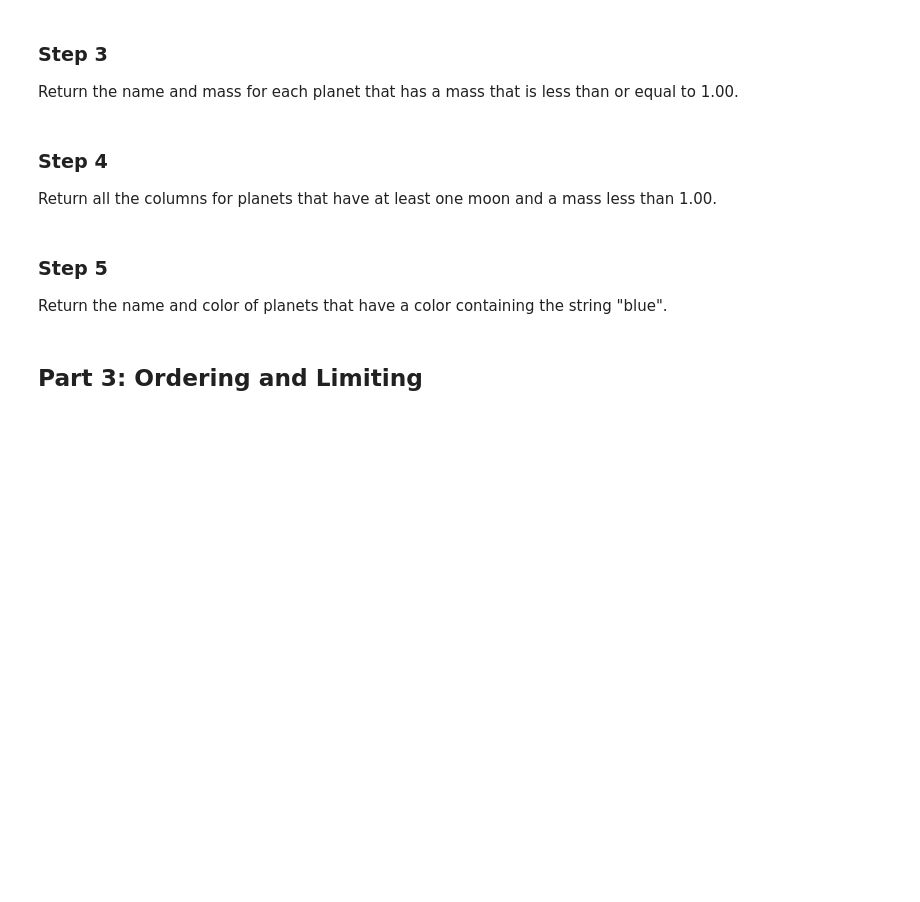
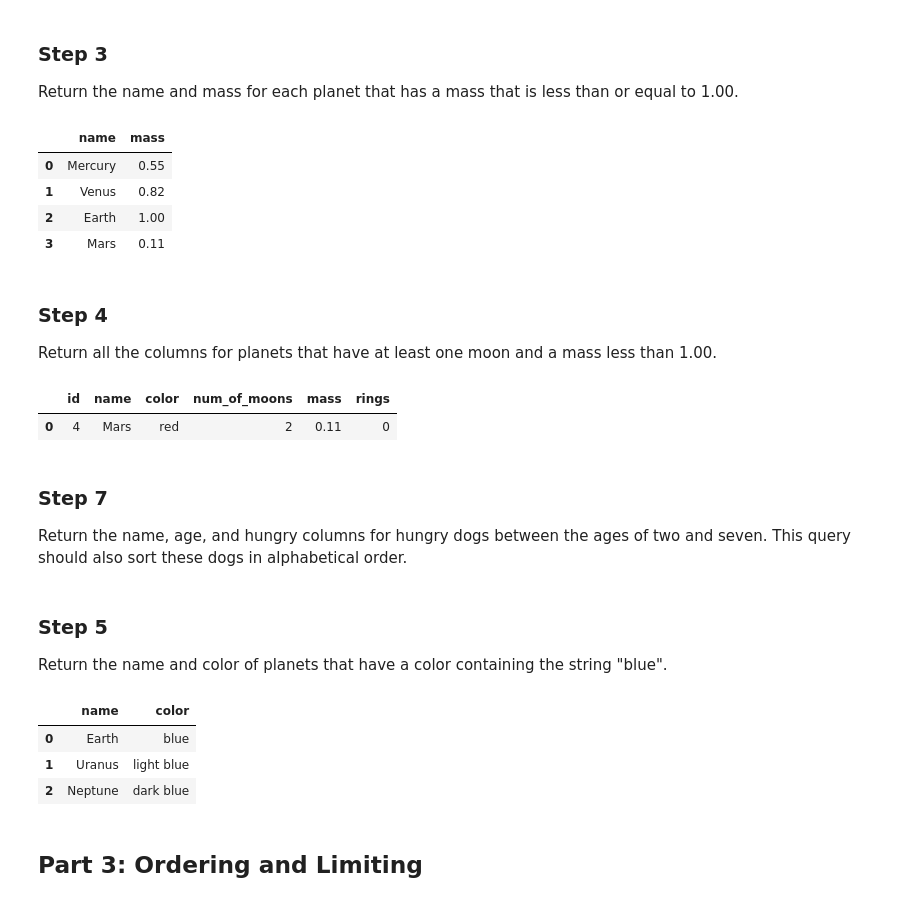
Before and after one commit to saidayub/DS_Course1_Week1_Module2_SQLQueries, a Jupyter notebook: SQLFilterOrderGroupLab.ipynb, the cells around one changed output. Cells and saved outputs as stored; diff of their text form; code cells hidden in the pictures; blank space fills up the shorter version.

```diff
--- a/SQLFilterOrderGroupLab.ipynb
+++ b/SQLFilterOrderGroupLab.ipynb
@@ -71,7 +71,19 @@ Return the name and mass for each planet that has a mass that is less than or eq
 # %%
 # CodeGrade step3
 # Replace None with your code
-df_mass = pd.read_sql("SELECT name, mass FROM planets WHERE mass <= 1.0", conn1)
+df_mass = pd.read_sql("""
+    SELECT name, mass
+    FROM planets
+    WHERE mass <= 1
+    LIMIT 4
+""", conn1)
+df_mass
+# %% [output]
+|  | name | mass |
+| 0 | Mercury | 0.55 |
+| 1 | Venus | 0.82 |
+| 2 | Earth | 1.00 |
+| 3 | Mars | 0.11 |
 # %% [markdown]
 ### Step 4
 
@@ -80,11 +92,17 @@ Return all the columns for planets that have at least one moon and a mass less t
 # CodeGrade step4
 # Replace None with your code
 df_mass_moon = pd.read_sql("""
-    SELECT *
-    FROM planets
+    SELECT * FROM planets
     WHERE num_of_moons >= 1
     AND mass < 1.00
 """, conn1)
+df_mass_moon
+# %% [output]
+|  | id | name | color | num_of_moons | mass | rings |
+| 0 | 4 | Mars | red | 2 | 0.11 | 0 |
+# %% [markdown]
+### Step 7
+Return the name, age, and hungry columns for hungry dogs between the ages of two and seven. This query should also sort these dogs in alphabetical order.
 # %% [markdown]
 ### Step 5
 
@@ -92,8 +110,17 @@ Return the name and color of planets that have a color containing the string "bl
 # %%
 # CodeGrade step5
 # Replace None with your code
-df_blue = pd.read_sql("""SELECT name, color FROM planets
-                            WHERE color = 'blue' """,conn1)
+df_blue = pd.read_sql("""
+    SELECT name, color
+    FROM planets
+    WHERE color LIKE '%blue%'
+""", conn1)
+df_blue
+# %% [output]
+|  | name | color |
+| 0 | Earth | blue |
+| 1 | Uranus | light blue |
+| 2 | Neptune | dark blue |
 # %% [markdown]
 ## Part 3: Ordering and Limiting
 # %% [markdown]
```
Also changed, not shown: parts of 3 cells of this notebook.
